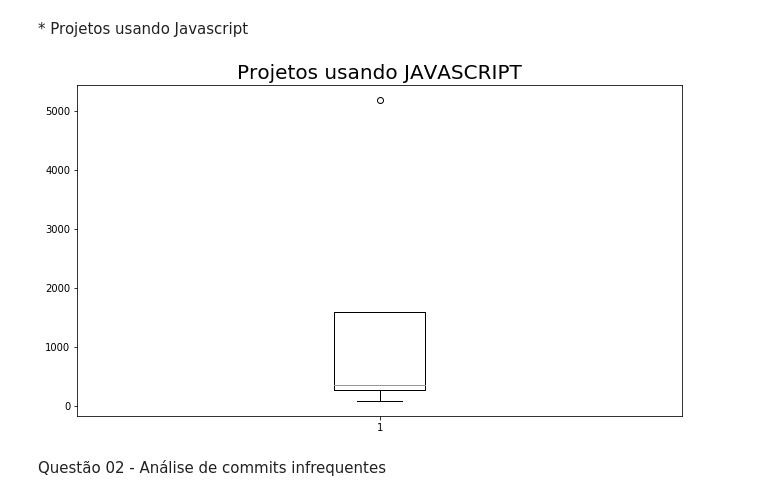
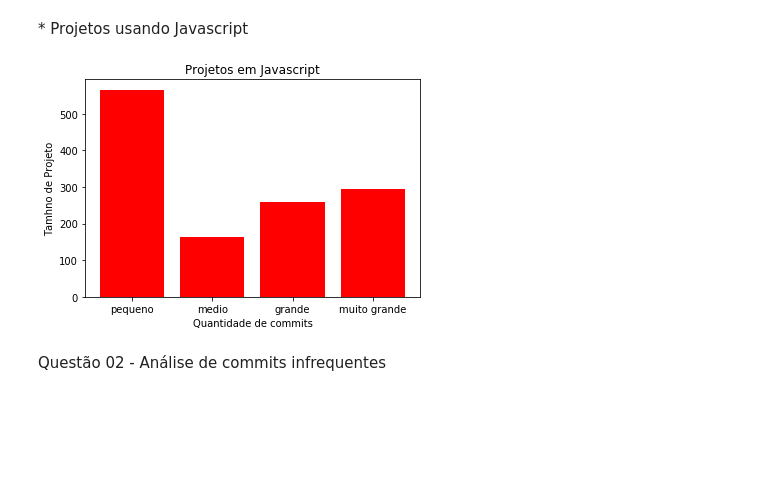
Before and after one commit to wagnernegrao/ci-analysis, a Jupyter notebook: question_01_-_02/Análise da frequência de commits .ipynb, the cells around one changed output. Cells and saved outputs as stored; diff of their text form; code cells hidden in the pictures; blank space fills up the shorter version.

```diff
--- a/question_01_-_02/Análise da frequência de commits .ipynb
+++ b/question_01_-_02/Análise da frequência de commits .ipynb
@@ -192,10 +193,11 @@ plot('Projetos usando RUBY', low, medium, high, veryHigh)
 # %% [markdown]
 <font size = 4/>
 * Projetos usando Javascript
-# %%
-plot('Projetos usando JAVASCRIPT', commit_project[2])
-# %% [output]
-[figure, removed]
+# %%
+low, medium, high, veryHigh = all_frequency(list_commit[2])
+plot_bar("Projetos em Javascript",low, medium, high, veryHigh)
+# %% [output]
+[figure, added]
 # %% [markdown]
 <font size = 6/>
  Questão 02 - Análise de commits infrequentes
```
Also changed, not shown: parts of 17 cells of this notebook.
